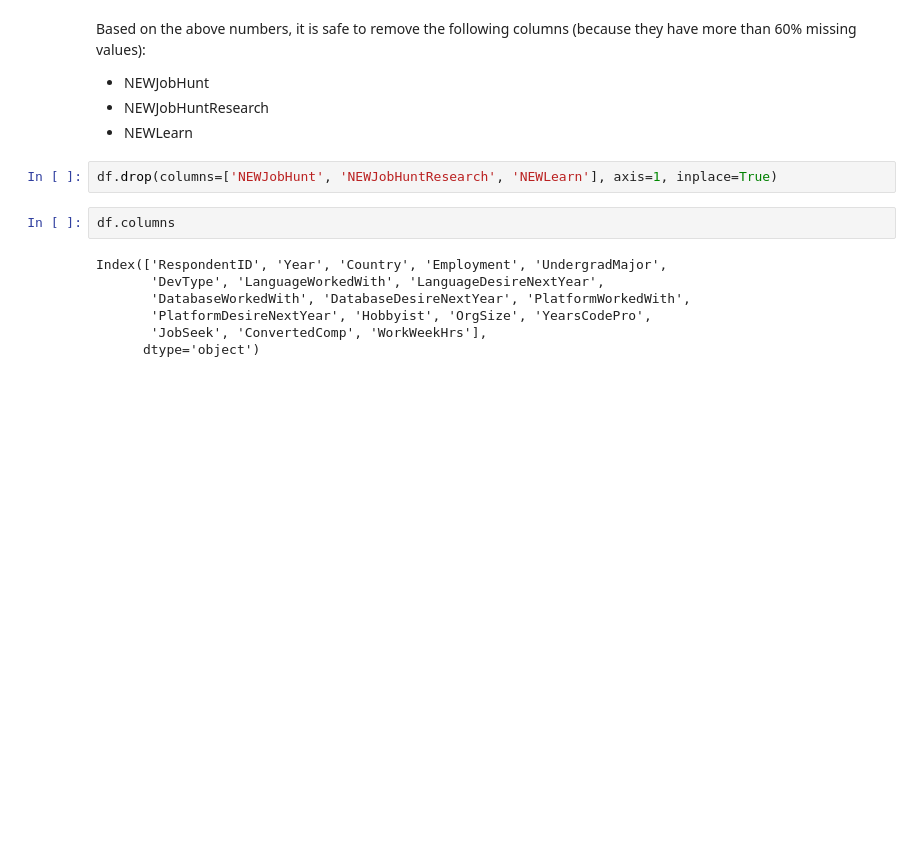
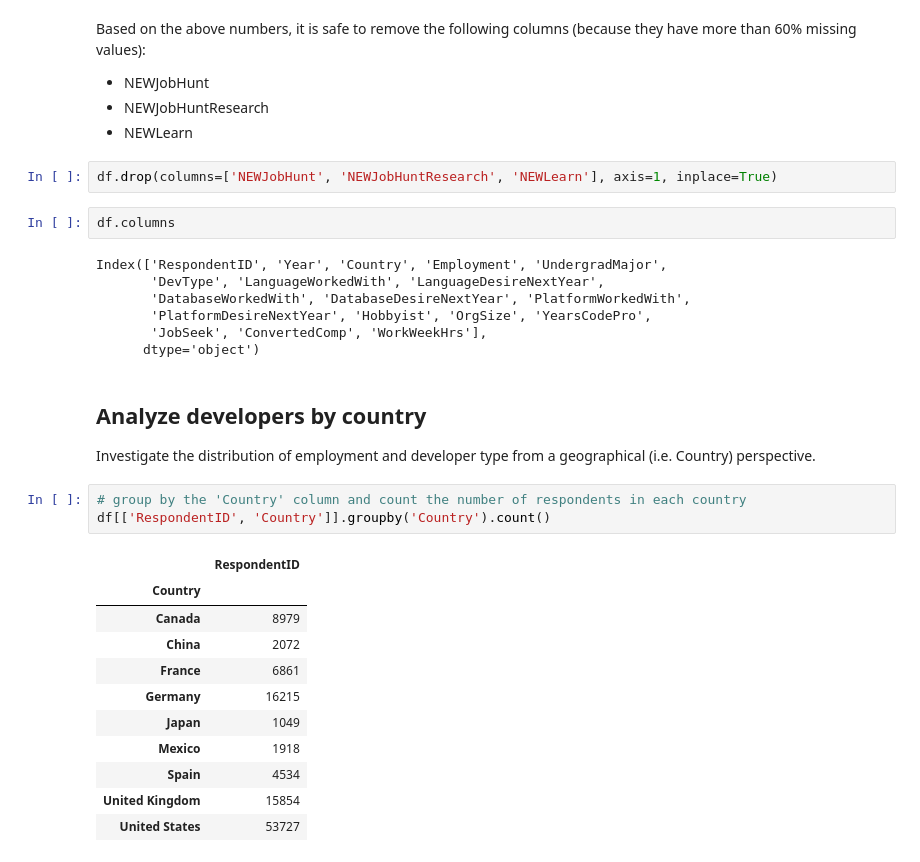
Before and after one commit to 7086600/stack_overflow_analysis_project, a Jupyter notebook: stack_overflow_analysis.ipynb, the cells around one changed output. Drawn from its saved outputs; the diff is of its cells as text; blank space fills up the shorter version.

```diff
--- a/stack_overflow_analysis.ipynb
+++ b/stack_overflow_analysis.ipynb
@@ -134,3 +150,22 @@ Index(['RespondentID', 'Year', 'Country', 'Employment', 'UndergradMajor',
        'PlatformDesireNextYear', 'Hobbyist', 'OrgSize', 'YearsCodePro',
        'JobSeek', 'ConvertedComp', 'WorkWeekHrs'],
       dtype='object')
+# %% [markdown]
+## Analyze developers by country
+
+Investigate the distribution of employment and developer type from a geographical (i.e. Country) perspective.
+# %%
+# group by the 'Country' column and count the number of respondents in each country
+df[['RespondentID', 'Country']].groupby('Country').count()
+# %% [output]
+|  | RespondentID |
+| Country |  |
+| Canada | 8979 |
+| China | 2072 |
+| France | 6861 |
+| Germany | 16215 |
+| Japan | 1049 |
+| Mexico | 1918 |
+| Spain | 4534 |
+| United Kingdom | 15854 |
+| United States | 53727 |
```
Also changed, not shown: parts of 5 cells of this notebook.
